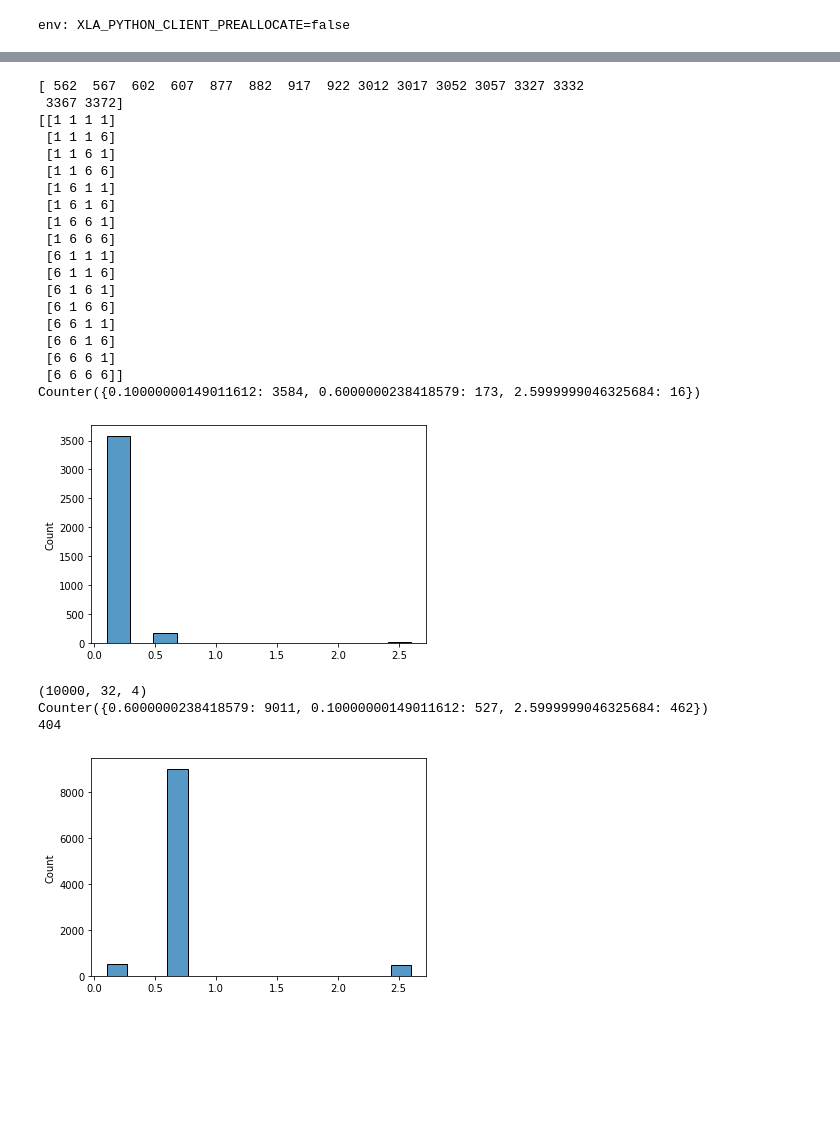
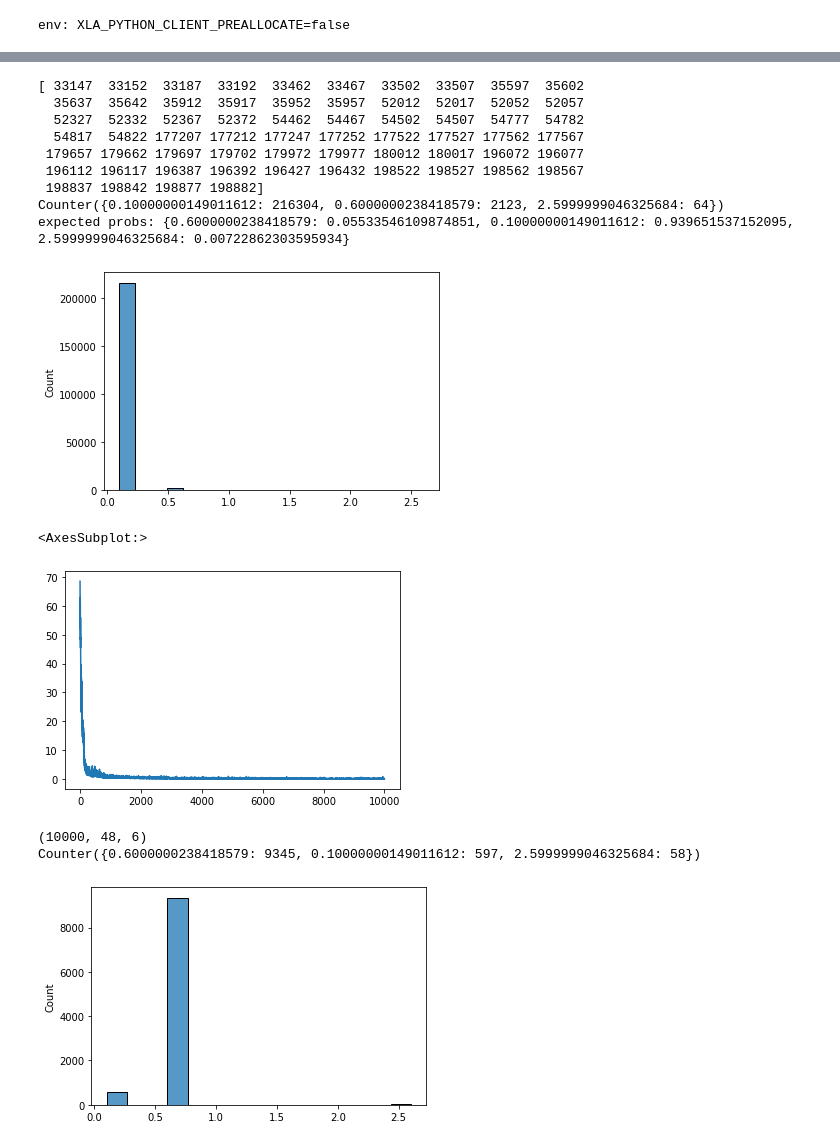
Before and after one commit to SamKG/Reinforcement-Learning-In-JAX, a Jupyter notebook: gflownet.ipynb, the cells around one changed output, grey strips where cells are left out. Saved outputs shown, nothing was run; the diff lists cells and outputs as text; code cells hidden in the pictures; blank space fills up the shorter version.

Commit message:
GFlowNets: Replicate grid experimental result

```diff
--- a/gflownet.ipynb
+++ b/gflownet.ipynb
@@ -93,7 +93,7 @@ class GridEnv(eqx.Module):
     @eqx.filter_jit
     def inverse_transitions(self, state):
         '''
-        Returns a list of all possible state + /actions that can transition to the given state.
+        Returns a list of all possible state + actions that can transition to the given state.
         Each element of the resulting PyTree also has a valid boolean, indicating if the state/action is valid.
         '''
         def get_index_parent(idx: int):
@@ -115,12 +115,13 @@ env: XLA_PYTHON_CLIENT_PREALLOCATE=false
 # %%
 from src.gflownet import FlowNetwork
 
-env = GridEnv(8, 0.1, 0.5, 2.0, 4)
+env = GridEnv(8, 0.1, 0.5, 2.0, 6)
 all_state_rewards = env.get_all_state_rewards()
 key = jax.random.PRNGKey(0)
 agent = FlowNetwork(
     env.state_to_onehot(env.state).shape[0],
-    [256, 256],
+    [512, 512, 512],
     env.action_space.logits.shape[0],
     key,
 )
+agent_original = agent
@@ -127,41 +146,37 @@ agent = FlowNetwork(
 # %%
 from collections import Counter
 
 
 rewards = all_state_rewards["rewards"][all_state_rewards["valids"] == 1]
 valid_states = all_state_rewards["states"][all_state_rewards["valids"] == 1]
 
 best_reward = jnp.max(rewards)
 reward_modes = jnp.argwhere(rewards == best_reward).flatten()
 print(reward_modes)
-print(valid_states[reward_modes])
+# print(valid_states[reward_modes])
 
 import seaborn as sns
 
-sns.histplot(rewards)
+# sns.histplot(rewards)
 
 rc = (Counter([r.item() for r in rewards]))
+
+rsum = sum(rewards).item()
+rc_normalized = {k: v*k / rsum for k, v in rc.items()}
+
+print(rc)
+print("expected probs:", rc_normalized)
 # %% [output]
-[ 562  567  602  607  877  882  917  922 3012 3017 3052 3057 3327 3332
- 3367 3372]
-[[1 1 1 1]
- [1 1 1 6]
- [1 1 6 1]
- [1 1 6 6]
- [1 6 1 1]
- [1 6 1 6]
- [1 6 6 1]
- [1 6 6 6]
- [6 1 1 1]
- [6 1 1 6]
- [6 1 6 1]
- [6 1 6 6]
- [6 6 1 1]
- [6 6 1 6]
- [6 6 6 1]
- [6 6 6 6]]
-Counter({0.10000000149011612: 3584, 0.6000000238418579: 173, 2.5999999046325684: 16})
+[ 33147  33152  33187  33192  33462  33467  33502  33507  35597  35602
+  35637  35642  35912  35917  35952  35957  52012  52017  52052  52057
+  52327  52332  52367  52372  54462  54467  54502  54507  54777  54782
+  54817  54822 177207 177212 177247 177252 177522 177527 177562 177567
+ 179657 179662 179697 179702 179972 179977 180012 180017 196072 196077
+ 196112 196117 196387 196392 196427 196432 198522 198527 198562 198567
+ 198837 198842 198877 198882]
+Counter({0.10000000149011612: 216304, 0.6000000238418579: 2123, 2.5999999046325684: 64})
+expected probs: {0.6000000238418579: 0.05533546109874851, 0.10000000149011612: 0.939651537152095, 2.5999999046325684: 0.00722862303595934}
-[figure, old version]
+[figure, new version]
 # %%
 from typing import Dict
 
@@ -257,12 +258,18 @@ for i in (t := trange(10000)):
     )
     t.set_description(f"Loss: {loss}")
     losses.append(loss.item())
+# %%
+import seaborn as sns
+sns.lineplot(x=range(len(losses)),y=losses)
+# %% [output]
+<AxesSubplot:>
+[figure, added]
 # %%
 import numpy
-
+key = jax.random.PRNGKey(10000000)
 keys = jax.random.split(key, 10000)
 rewards = []
-trajectories = jax.vmap(functools.partial(policy_trajectory, agent, env, env.ndim*env.horizon))(keys)
+trajectories = jax.vmap(functools.partial(policy_trajectory, agent_original, env, env.ndim*env.horizon))(keys)
 rewards = jnp.max(trajectories["rewards"], axis=-1)
 rewards_bestidx = jnp.argmax(trajectories["rewards"], axis=-1)
 final_reward_action = jnp.take_along_axis(
@@ -277,9 +284,8 @@ import seaborn as sns
 sns.histplot(rewards)
 print(Counter([r.item() for r in rewards]))
 
-Counter([tuple(numpy.array(s).tolist()) for s in best_states])
+# Counter([tuple(numpy.array(s).tolist()) for s in best_states])
 # %% [output]
-(10000, 32, 4)
-Counter({0.6000000238418579: 9011, 0.10000000149011612: 527, 2.5999999046325684: 462})
-404
+(10000, 48, 6)
+Counter({0.6000000238418579: 9345, 0.10000000149011612: 597, 2.5999999046325684: 58})
-[figure, old version]
+[figure, new version]
```
Also changed, not shown: parts of 5 cells of this notebook, 2 other files.
